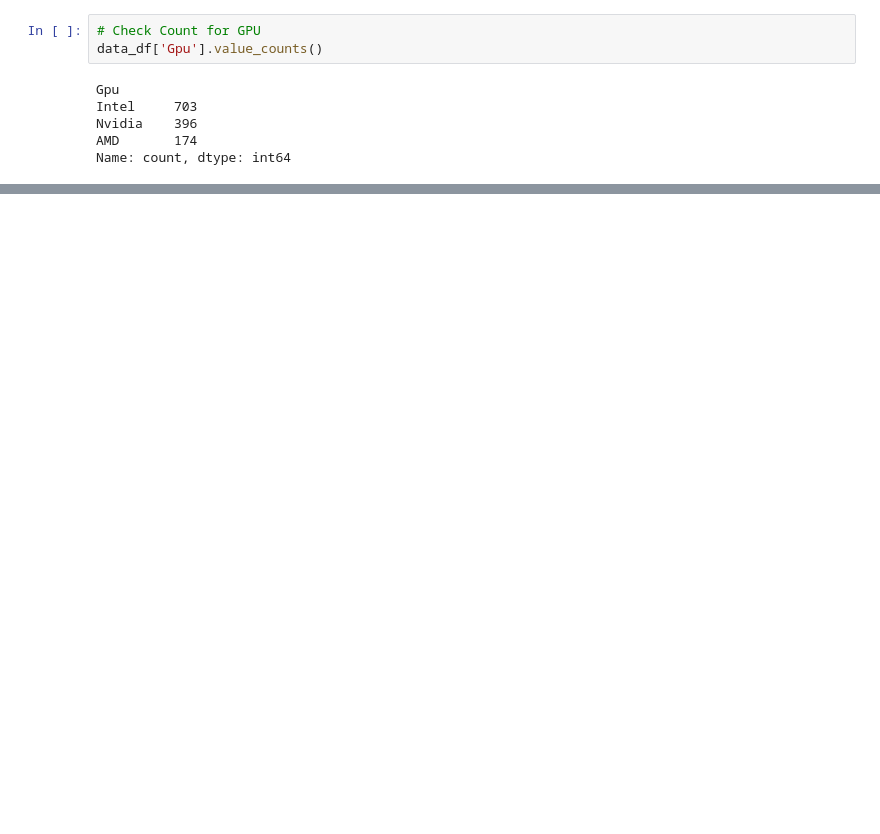
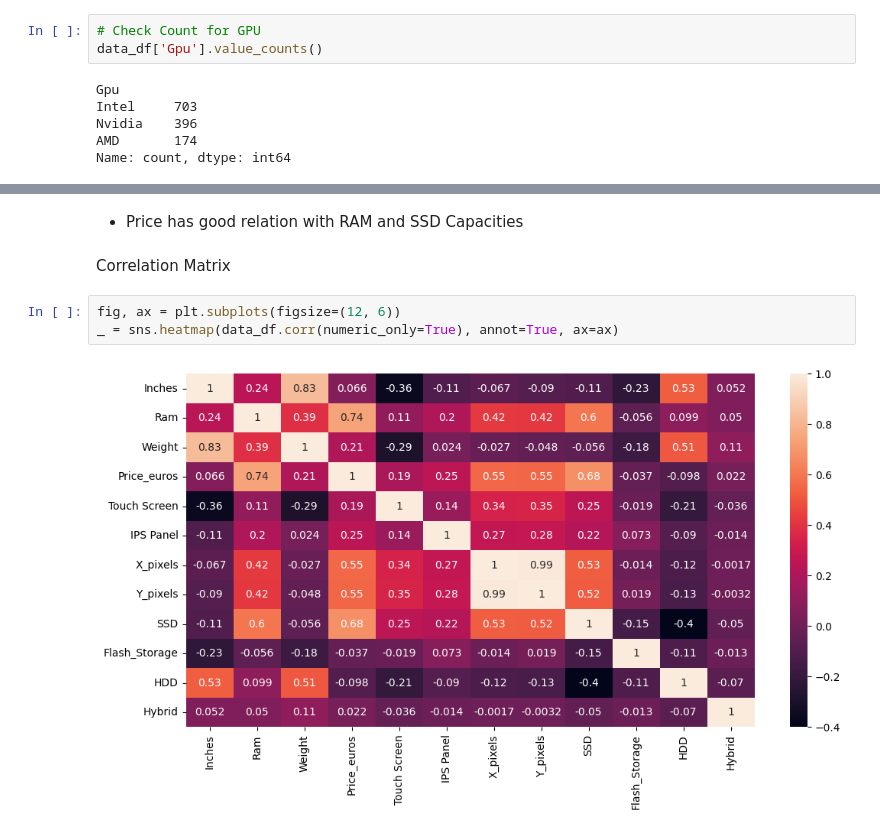
Before and after one commit to Pranav-Nagpure/Laptop-Price-Prediction-NB, a Jupyter notebook: Laptop Price Prediction.ipynb, the cells around one changed output, grey strips where cells are left out. Cells and saved outputs as stored; diff of their text form; blank space fills up the shorter version.

```diff
--- a/Laptop Price Prediction.ipynb
+++ b/Laptop Price Prediction.ipynb
@@ -244,0 +294,9 @@ Name: count, dtype: int64
+# %% [markdown]
+- Price has good relation with RAM and SSD Capacities
+# %% [markdown]
+Correlation Matrix
+# %%
+fig, ax = plt.subplots(figsize=(12, 6))
+_ = sns.heatmap(data_df.corr(numeric_only=True), annot=True, ax=ax)
+# %% [output]
+[figure, added]
```
Also changed, not shown: parts of 18 cells of this notebook.
